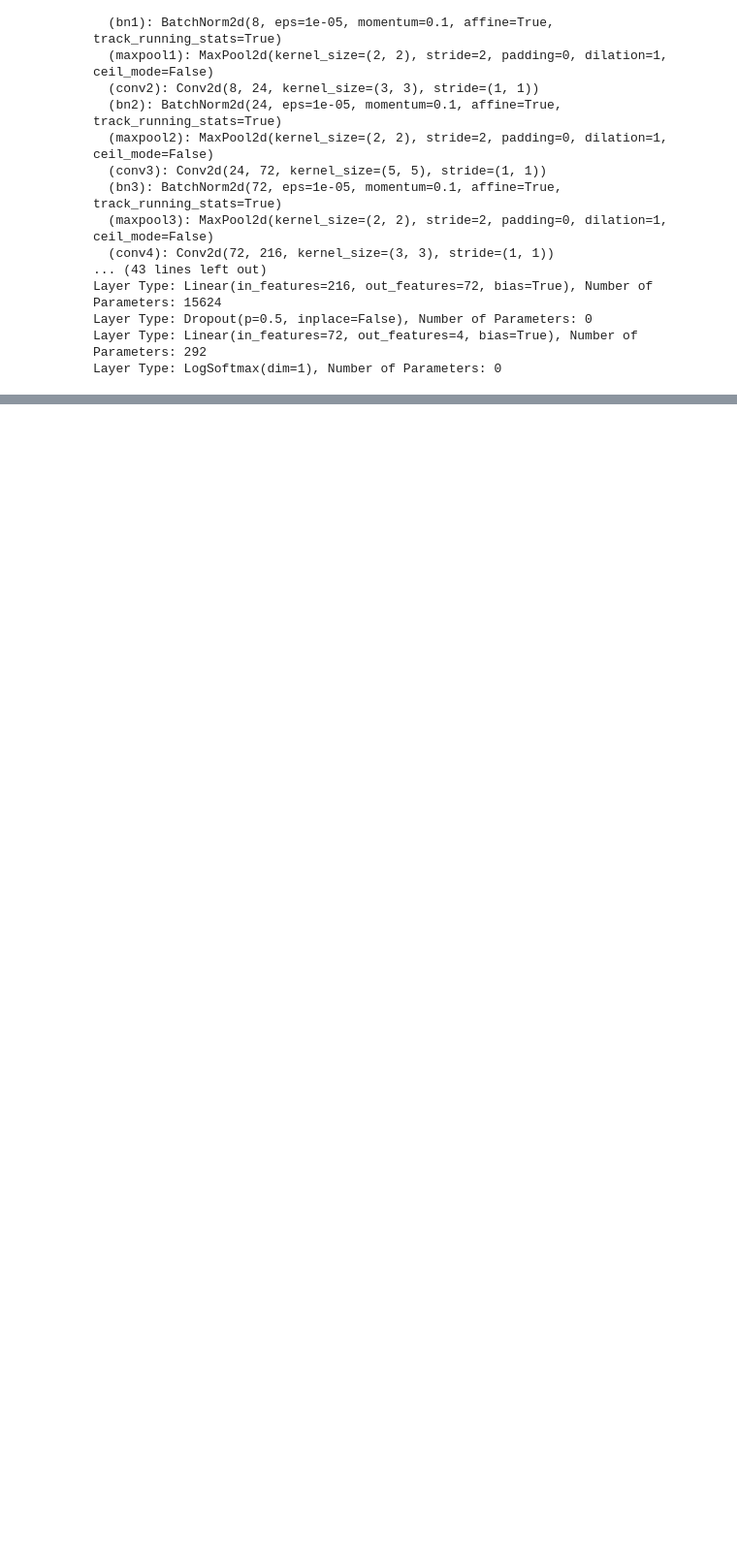
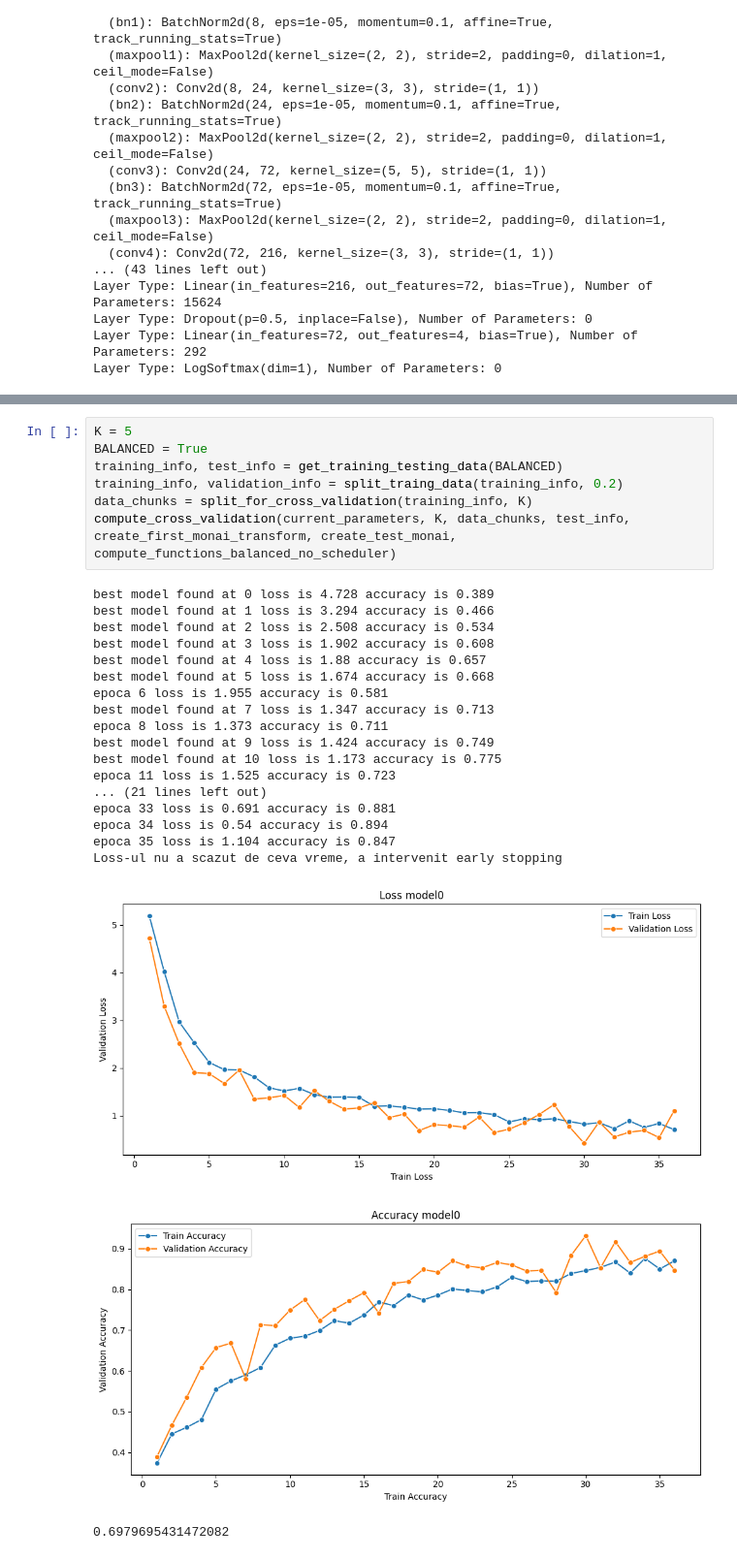
Before and after one commit to AlfredPietraru/Neural-Networks-Tumor-Detection, a Jupyter notebook: main.ipynb, the cells around one changed output, grey strips where cells are left out. Shown at 97% size. Cells and saved outputs as stored; diff of their text form; blank space fills up the shorter version.

```diff
--- a/main.ipynb
+++ b/main.ipynb
@@ -355,0 +489,28 @@ print("Best Hyperparameters:", study.best_params)
+# %%
+K = 5
+BALANCED = True
+training_info, test_info = get_training_testing_data(BALANCED)
+training_info, validation_info = split_traing_data(training_info, 0.2)
+data_chunks = split_for_cross_validation(training_info, K)
+compute_cross_validation(current_parameters, K, data_chunks, test_info, create_first_monai_transform, create_test_monai, compute_functions_balanced_no_scheduler)
+# %% [output]
+best model found at 0 loss is 4.728 accuracy is 0.389
+best model found at 1 loss is 3.294 accuracy is 0.466
+best model found at 2 loss is 2.508 accuracy is 0.534
+best model found at 3 loss is 1.902 accuracy is 0.608
+best model found at 4 loss is 1.88 accuracy is 0.657
+best model found at 5 loss is 1.674 accuracy is 0.668
+epoca 6 loss is 1.955 accuracy is 0.581
+best model found at 7 loss is 1.347 accuracy is 0.713
+epoca 8 loss is 1.373 accuracy is 0.711
+best model found at 9 loss is 1.424 accuracy is 0.749
+best model found at 10 loss is 1.173 accuracy is 0.775
+epoca 11 loss is 1.525 accuracy is 0.723
+... (21 lines left out)
+epoca 33 loss is 0.691 accuracy is 0.881
+epoca 34 loss is 0.54 accuracy is 0.894
+epoca 35 loss is 1.104 accuracy is 0.847
+Loss-ul nu a scazut de ceva vreme, a intervenit early stopping
+[figure, added]
+[figure, added]
+0.6979695431472082
```
Also changed, not shown: parts of 13 cells of this notebook.
